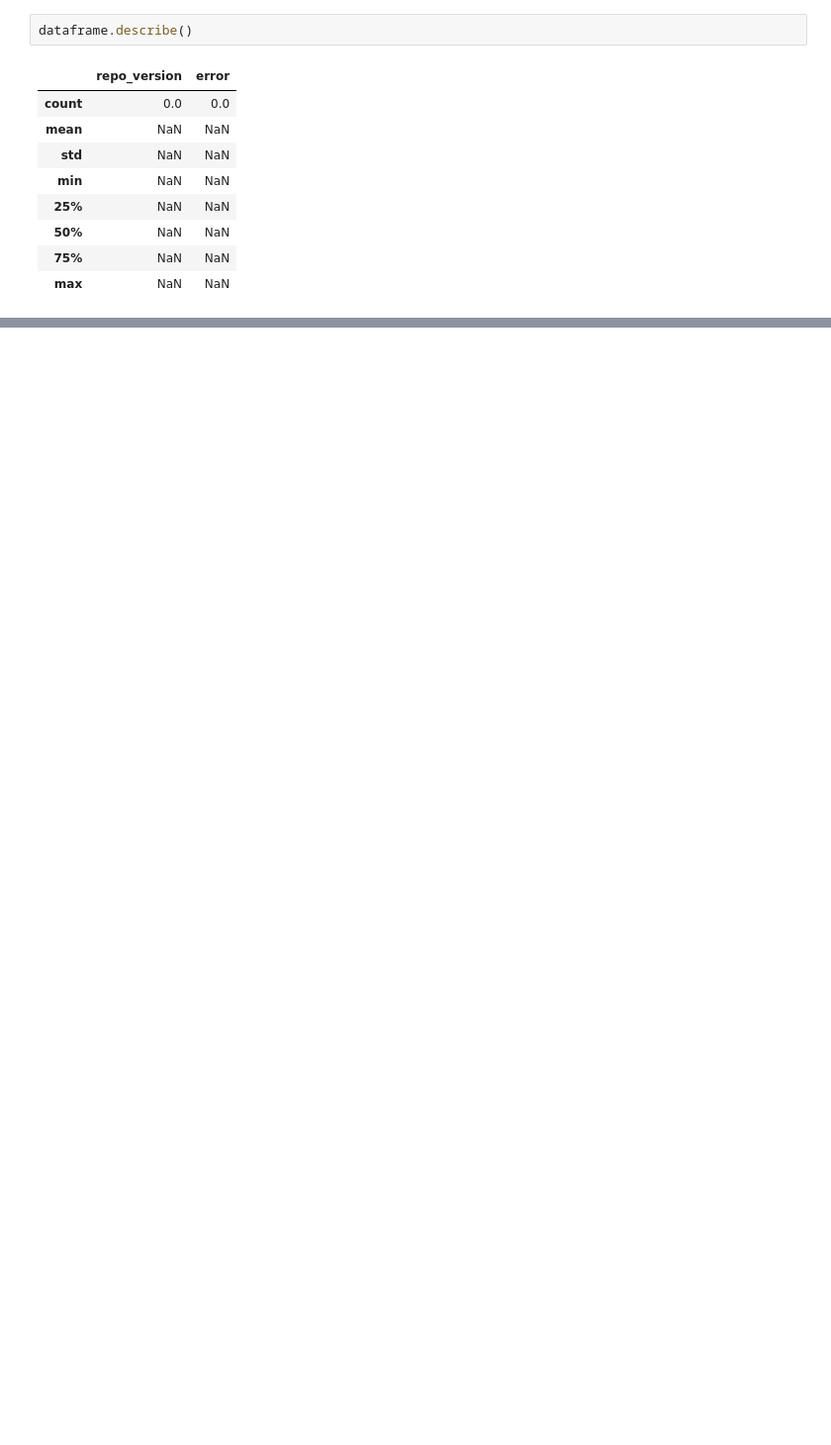
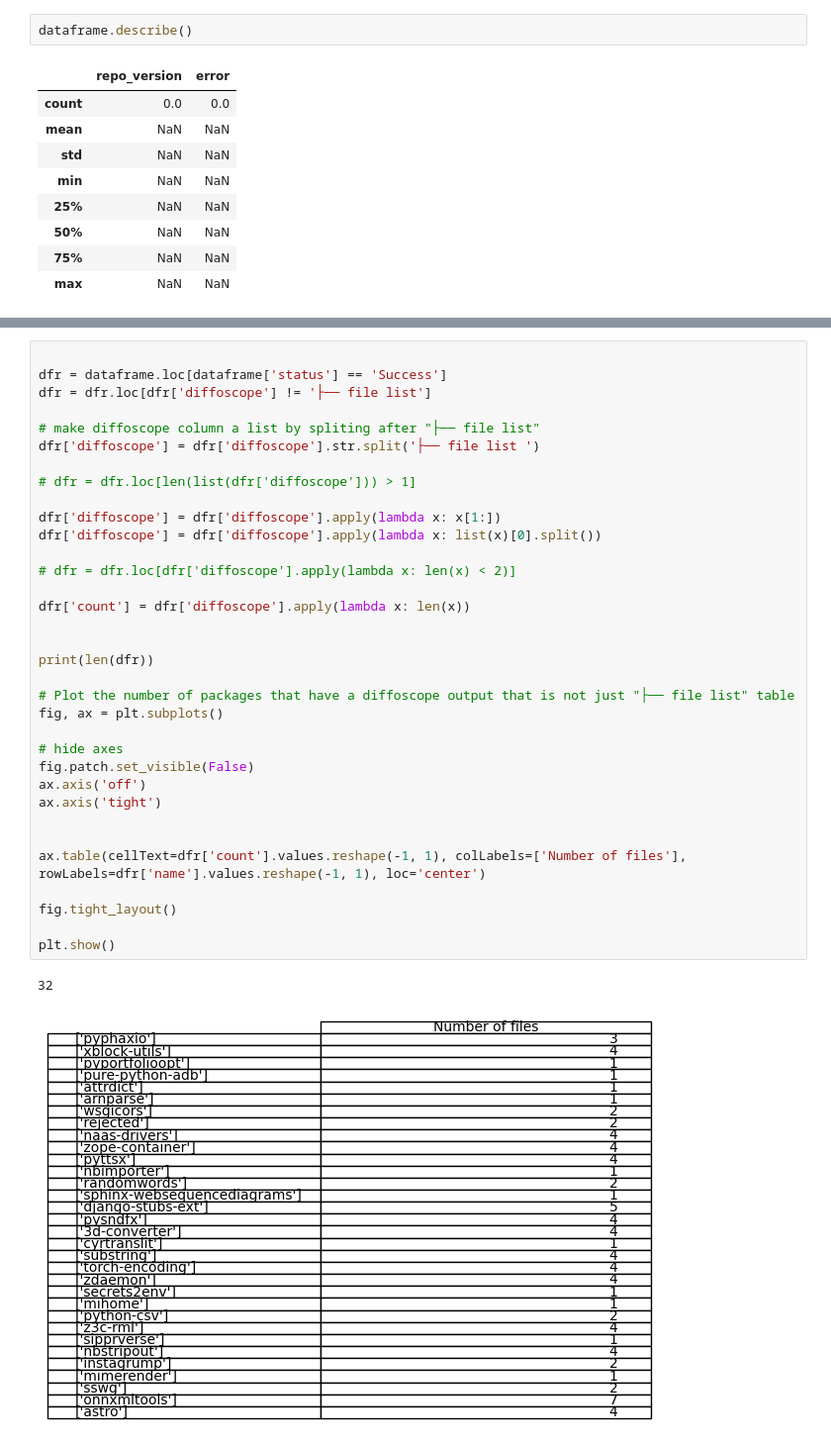
Before and after one commit to DEVSOG12/mavenRepoTest, a Jupyter notebook: analyzingData/index.ipynb, the cells around one changed output, grey strips where cells are left out. Shown at 99% size. Drawn from its saved outputs; the diff is of its cells as text; blank space fills up the shorter version.

```diff
--- a/analyzingData/index.ipynb
+++ b/analyzingData/index.ipynb
@@ -41,0 +76,37 @@ dataframe['status'].hist()
+# %%
+
+dfr = dataframe.loc[dataframe['status'] == 'Success']
+dfr = dfr.loc[dfr['diffoscope'] != '├── file list']
+
+# make diffoscope column a list by spliting after "├── file list"
+dfr['diffoscope'] = dfr['diffoscope'].str.split('├── file list ')
+
+# dfr = dfr.loc[len(list(dfr['diffoscope'])) > 1]
+
+dfr['diffoscope'] = dfr['diffoscope'].apply(lambda x: x[1:])
+dfr['diffoscope'] = dfr['diffoscope'].apply(lambda x: list(x)[0].split())
+
+# dfr = dfr.loc[dfr['diffoscope'].apply(lambda x: len(x) < 2)]
+
+dfr['count'] = dfr['diffoscope'].apply(lambda x: len(x))
+
+
+print(len(dfr))
+
+# Plot the number of packages that have a diffoscope output that is not just "├── file list" table
+fig, ax = plt.subplots()
+
+# hide axes
+fig.patch.set_visible(False)
+ax.axis('off')
+ax.axis('tight')
+
+
+ax.table(cellText=dfr['count'].values.reshape(-1, 1), colLabels=['Number of files'], rowLabels=dfr['name'].values.reshape(-1, 1), loc='center')
+
+fig.tight_layout()
+
+plt.show()
+# %% [output]
+32
+[figure, added]
```
Also changed, not shown: parts of 7 cells of this notebook, 8 other files.
